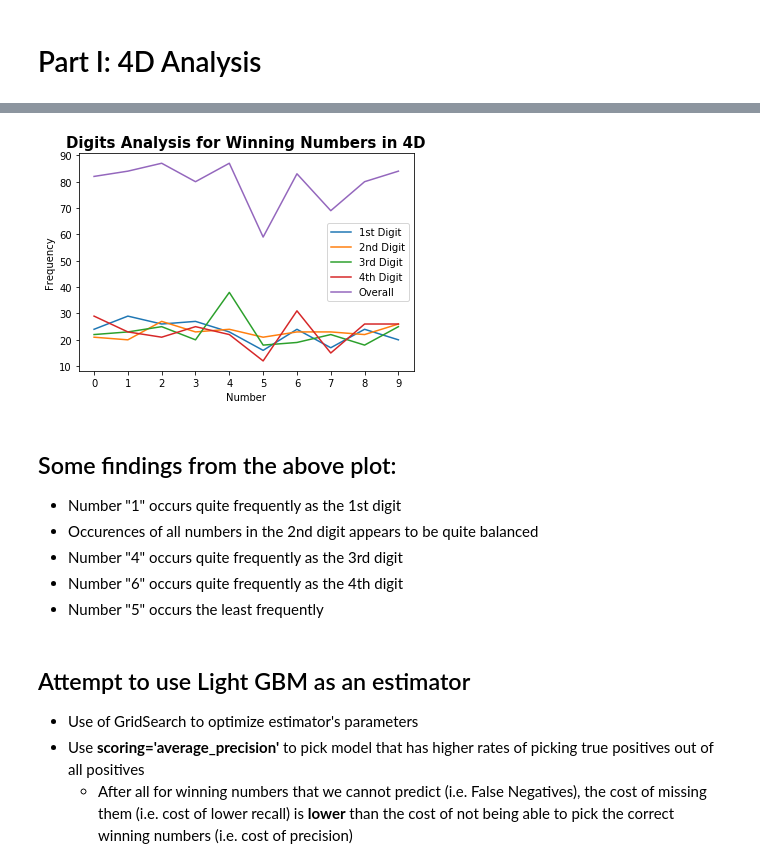
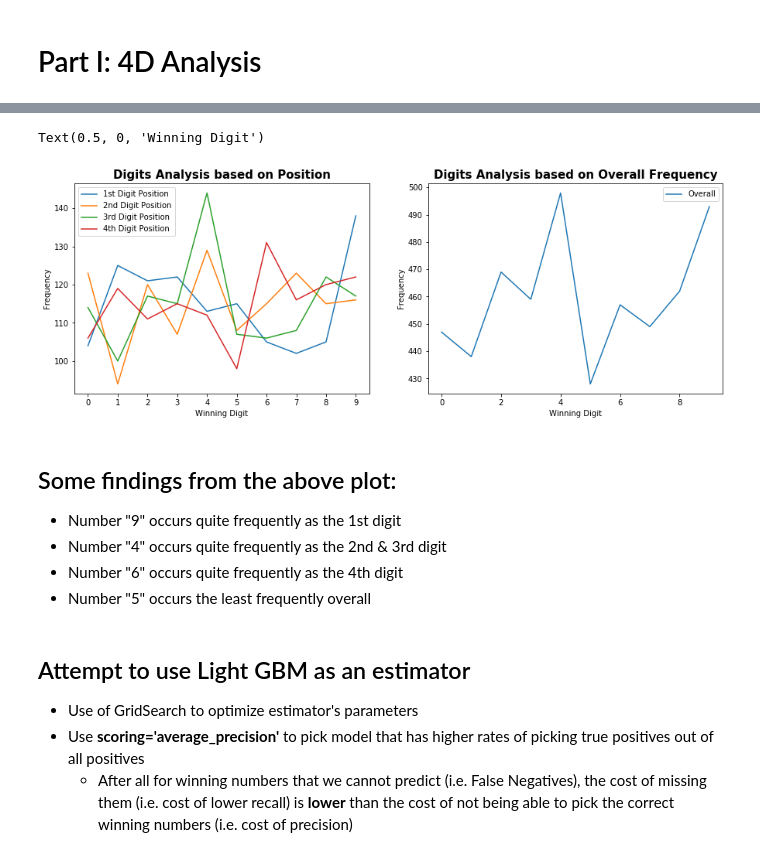
Before and after one commit to yongyct/singapore-pools-analysis, a Jupyter notebook: singapore_pools_analysis.ipynb, the cells around one changed output, grey strips where cells are left out. Cells and saved outputs as stored; diff of their text form; code cells hidden in the pictures.

Commit message:
changing digit overall occurences from binary to count

```diff
--- a/singapore_pools_analysis.ipynb
+++ b/singapore_pools_analysis.ipynb
@@ -49,7 +49,7 @@ TOTO_ADDITIONAL_CLASS = 'additional'
 TOTO_WIN_CSS_SEL = TOTO_WIN_CLASS
 TOTO_ADDITIONAL_CSS_SEL = '.' + TOTO_ADDITIONAL_CLASS
 
-FD_LAST_N_DRAWS = 10
+FD_LAST_N_DRAWS = 50
 TOTO_LAST_N_DRAWS = 50
 
 TOTO_OUTLETS = 'divWinningOutlets'
@@ -138,5 +138,5 @@ for i, position in enumerate(fd_position_set):
 
 #### One hot features for number ####
 for k, number in enumerate(fd_number_set):
-    column_name = 'Has ' + number
-    fd_result_df[column_name] = fd_result_df['Prize Number'].str.contains(str(k)).replace(True, 1)
+    column_name = 'Count of Digit ' + number
+    fd_result_df[column_name] = fd_result_df['Prize Number'].str.count(str(k))
@@ -150,25 +152,33 @@ fourth_digit_freq = fd_result_df[fd_result_df['Prize Type'] != LOSE].groupby('Fo
 digit_freq = fd_result_df[fd_result_df['Prize Type'] != LOSE].iloc[:, -10:].sum()
 # %%
 ### Analysis of Digits ###
-plt.plot(first_digit_freq, label='1st Digit')
-plt.plot(second_digit_freq, label='2nd Digit')
-plt.plot(third_digit_freq, label='3rd Digit')
-plt.plot(fourth_digit_freq, label='4th Digit')
-plt.plot([i for i in range(10)], digit_freq, label='Overall')
-plt.title('Digits Analysis for Winning Numbers in 4D', fontdict={'fontsize':15, 'fontweight':'bold'})
-plt.xlabel('Number')
-plt.ylabel('Frequency')
-plt.legend()
-plt.show()
+fig, axes = plt.subplots(1, 2, figsize=(15, 5))
+
+### Winning Numbers Digit Position Analysis ###
+axes[0].plot(first_digit_freq, label='1st Digit Position')
+axes[0].plot(second_digit_freq, label='2nd Digit Position')
+axes[0].plot(third_digit_freq, label='3rd Digit Position')
+axes[0].plot(fourth_digit_freq, label='4th Digit Position')
+axes[0].legend()
+axes[0].set_title('Digits Analysis based on Position', fontdict={'fontsize':15, 'fontweight':'bold'})
+axes[0].set_ylabel('Frequency')
+axes[0].set_xlabel('Winning Digit')
+
+### Overall Digit Occurences in Winning Numbers ###
+axes[1].plot([i for i in range(10)], digit_freq, label='Overall')
+axes[1].legend()
+axes[1].set_title('Digits Analysis based on Overall Frequency', fontdict={'fontsize':15, 'fontweight':'bold'})
+axes[1].set_ylabel('Frequency')
+axes[1].set_xlabel('Winning Digit')
 # %% [output]
+Text(0.5, 0, 'Winning Digit')
-[figure, old version]
+[figure, new version]
 # %% [markdown]
 ## Some findings from the above plot:
-* Number "1" occurs quite frequently as the 1st digit
-* Occurences of all numbers in the 2nd digit appears to be quite balanced
-* Number "4" occurs quite frequently as the 3rd digit
+* Number "9" occurs quite frequently as the 1st digit
+* Number "4" occurs quite frequently as the 2nd & 3rd digit
 * Number "6" occurs quite frequently as the 4th digit
-* Number "5" occurs the least frequently
+* Number "5" occurs the least frequently overall
 # %% [markdown]
 ## Attempt to use Light GBM as an estimator
 * Use of GridSearch to optimize estimator's parameters
```
Also changed, not shown: parts of 8 cells of this notebook.
